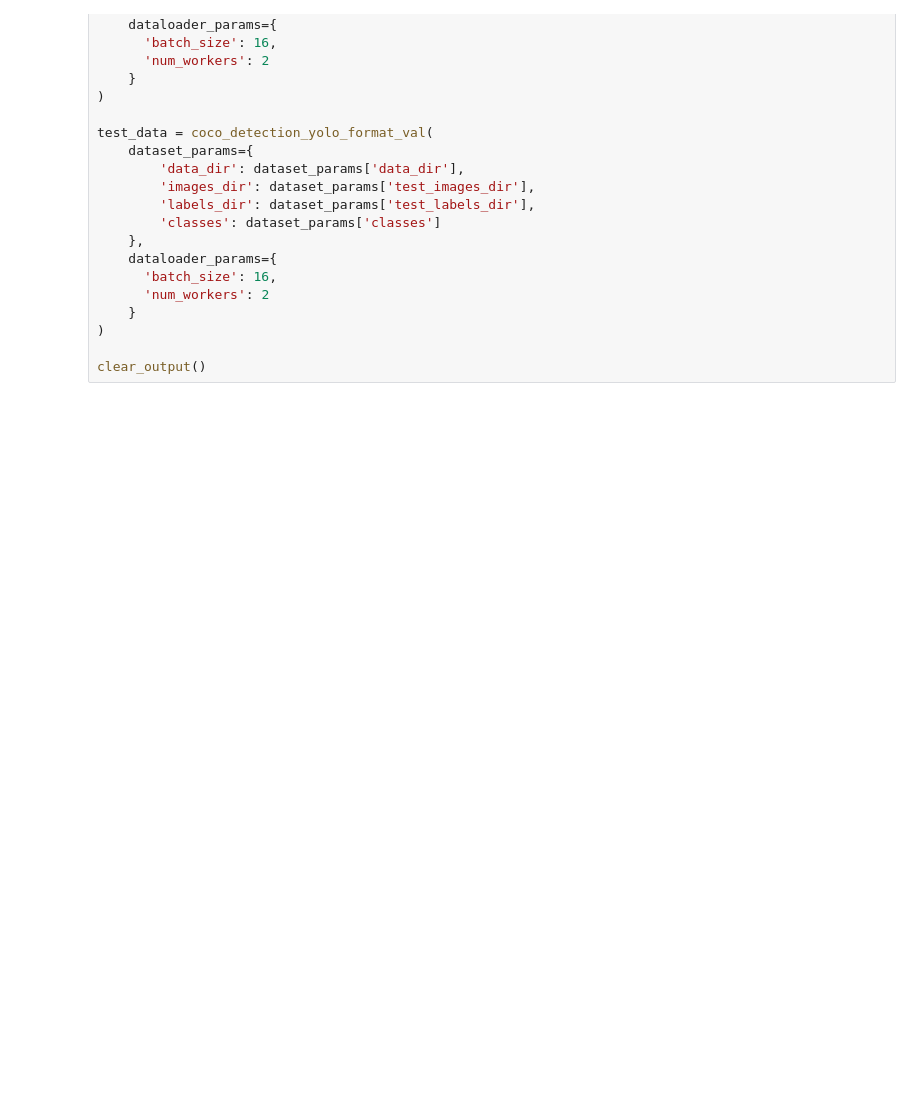
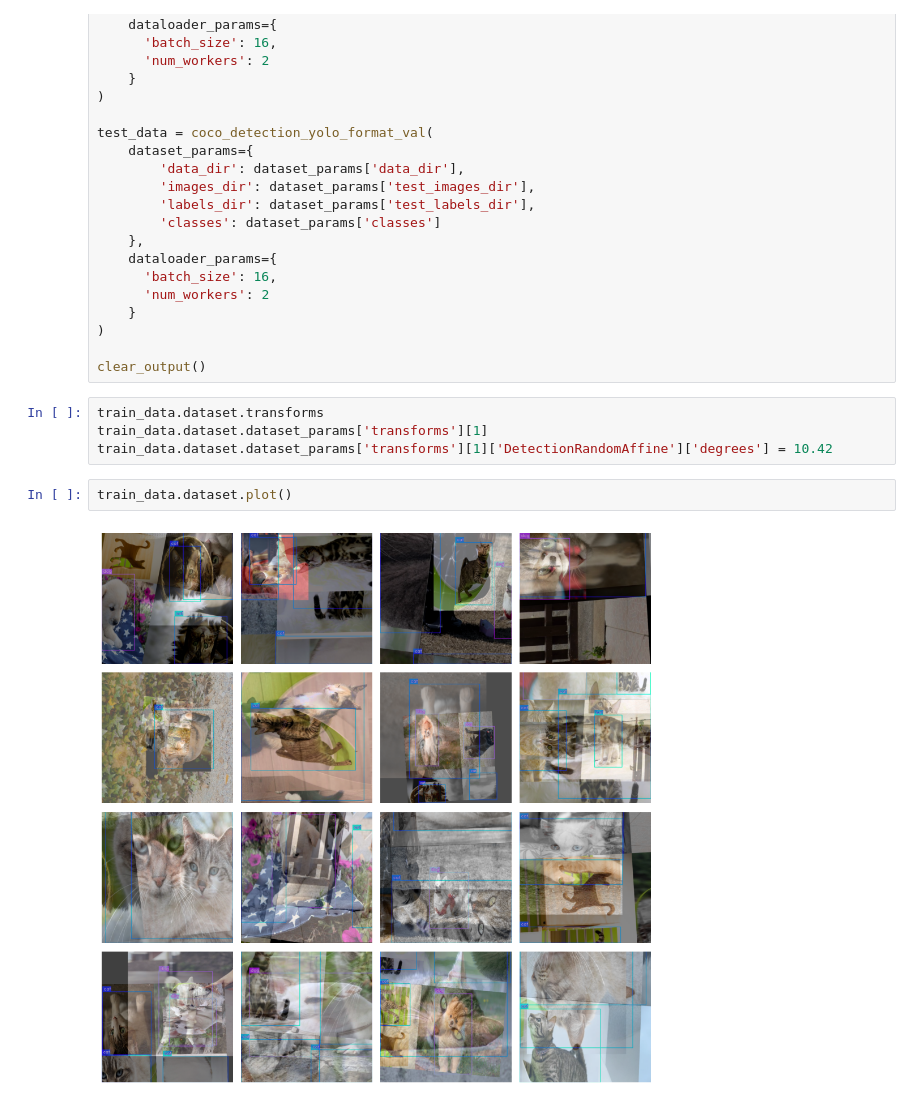
Before and after one commit to gyuchangShim/yolo_nas_practice, a Jupyter notebook: custom_dataset_yolo_nas.ipynb, the cells around one changed output. Saved outputs shown, nothing was run; the diff lists cells and outputs as text; blank space fills up the shorter version.

Commit message:
feat: training data visualization

```diff
--- a/custom_dataset_yolo_nas.ipynb
+++ b/custom_dataset_yolo_nas.ipynb
@@ -88,3 +88,11 @@ test_data = coco_detection_yolo_format_val(
 )
 
 clear_output()
+# %%
+train_data.dataset.transforms
+train_data.dataset.dataset_params['transforms'][1]
+train_data.dataset.dataset_params['transforms'][1]['DetectionRandomAffine']['degrees'] = 10.42
+# %%
+train_data.dataset.plot()
+# %% [output]
+[figure, added]
```
